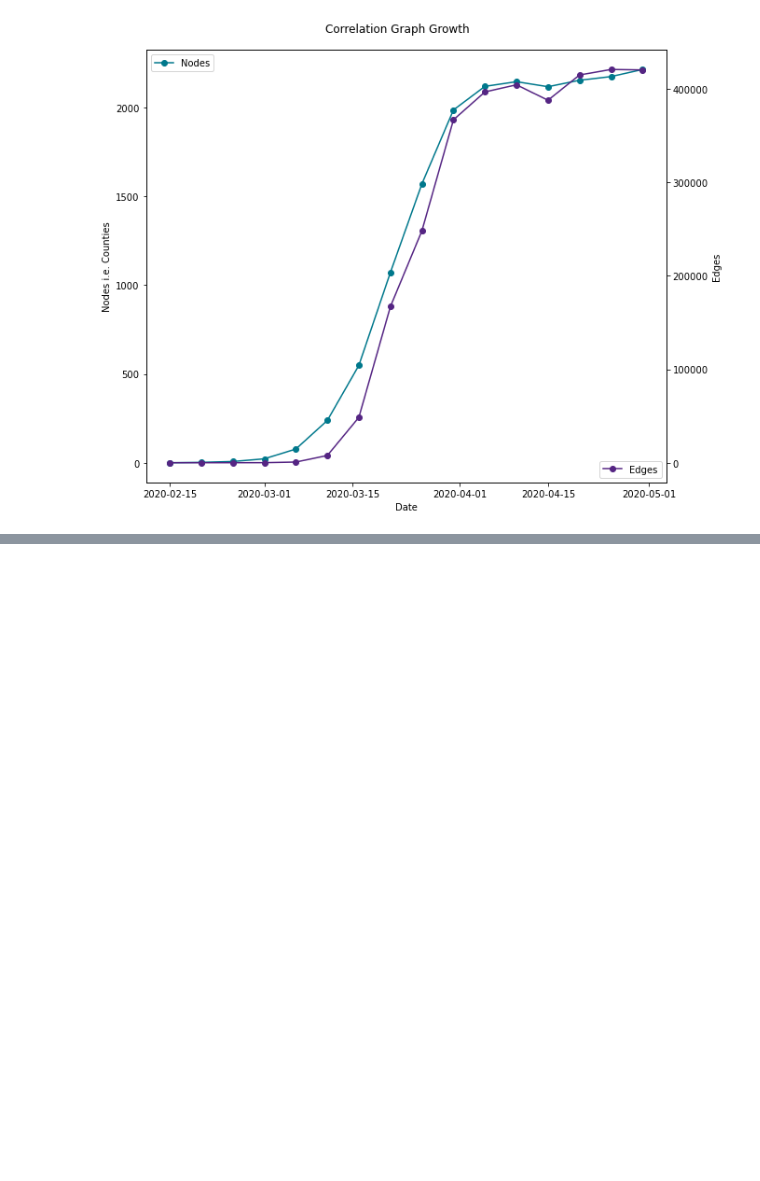
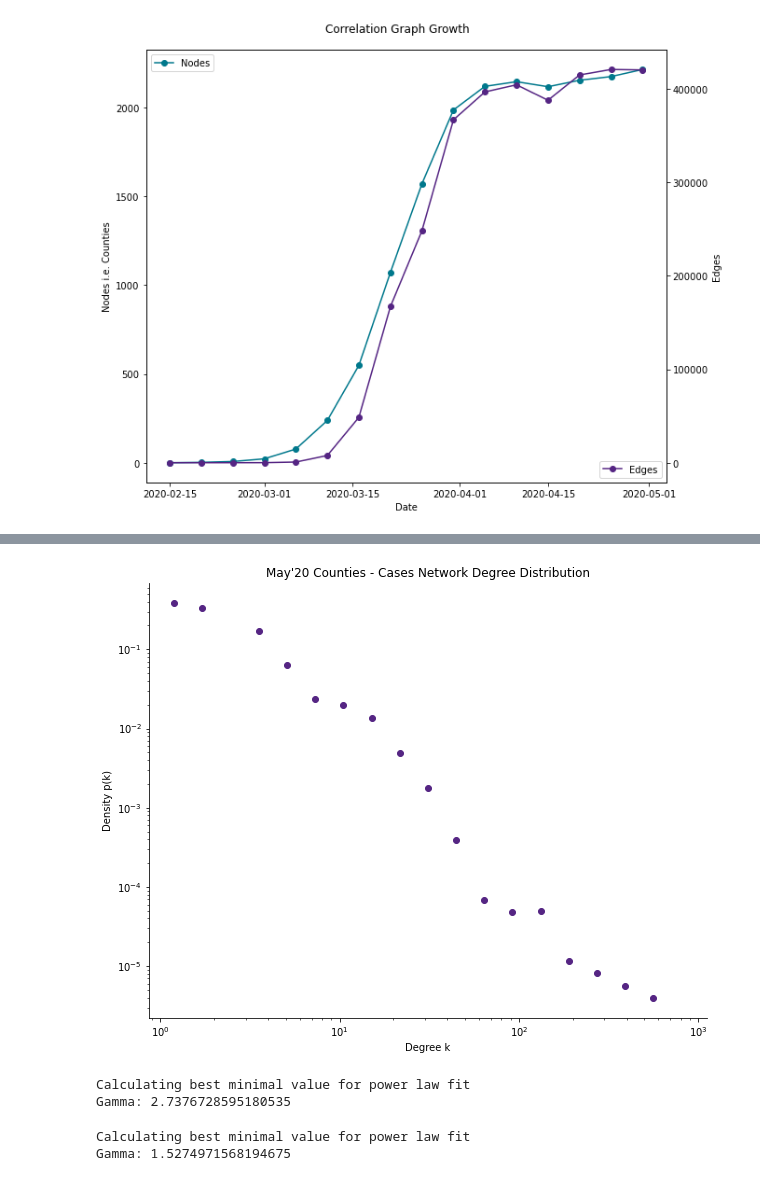
Before and after one commit to samar14641/covid-us-networks, a Jupyter notebook: correlation_networks.ipynb, the cells around one changed output, grey strips where cells are left out. Drawn from its saved outputs; the diff is of its cells as text; code cells hidden in the pictures; blank space fills up the shorter version.

```diff
--- a/correlation_networks.ipynb
+++ b/correlation_networks.ipynb
@@ -103,0 +155,4 @@ plt.close()
+# %%
+degree_distro(may20_counties_cases, "May'20 Counties - Cases Network")
+# %% [output]
+[figure, added]
@@ -103,0 +173,10 @@ plt.close()
+# %%
+fit_powerlaw(may20_counties_cases)
+# %% [output]
+Calculating best minimal value for power law fit
+Gamma: 2.7376728595180535
+# %%
+fit_powerlaw(dec20_counties_cases)
+# %% [output]
+Calculating best minimal value for power law fit
+Gamma: 1.5274971568194675
```
Also changed, not shown: parts of 11 cells of this notebook, 2 other files.
